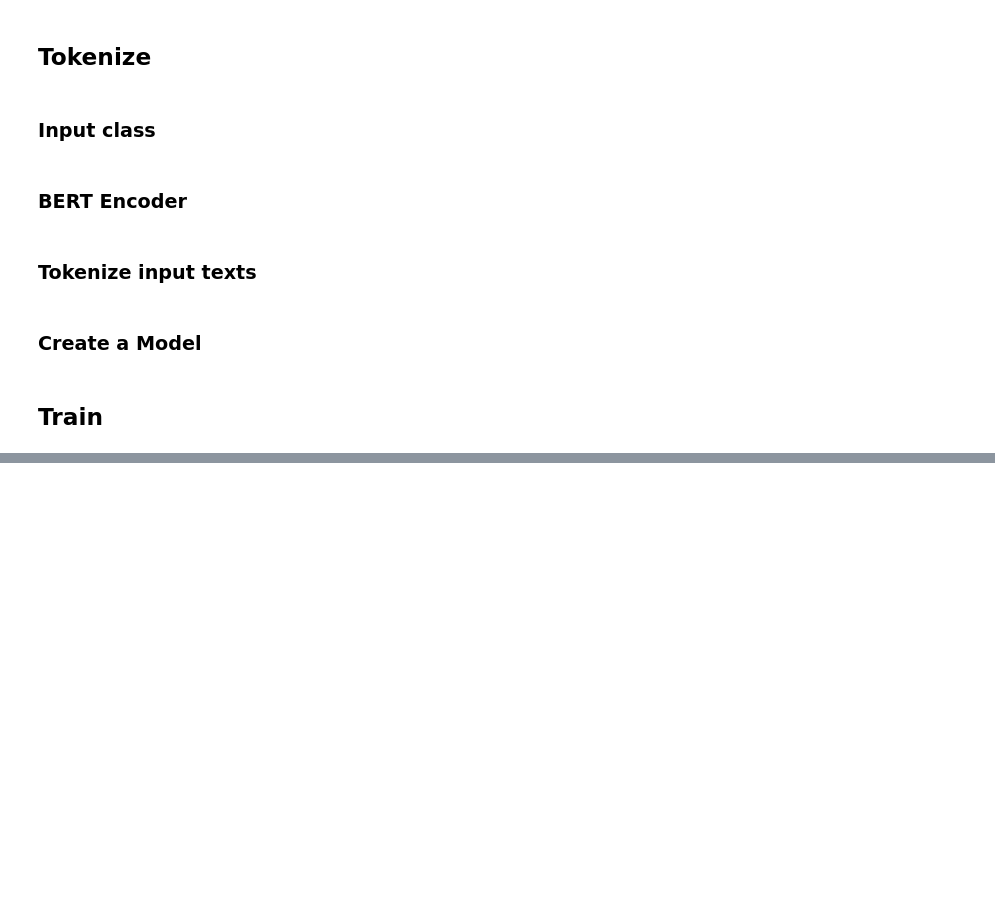
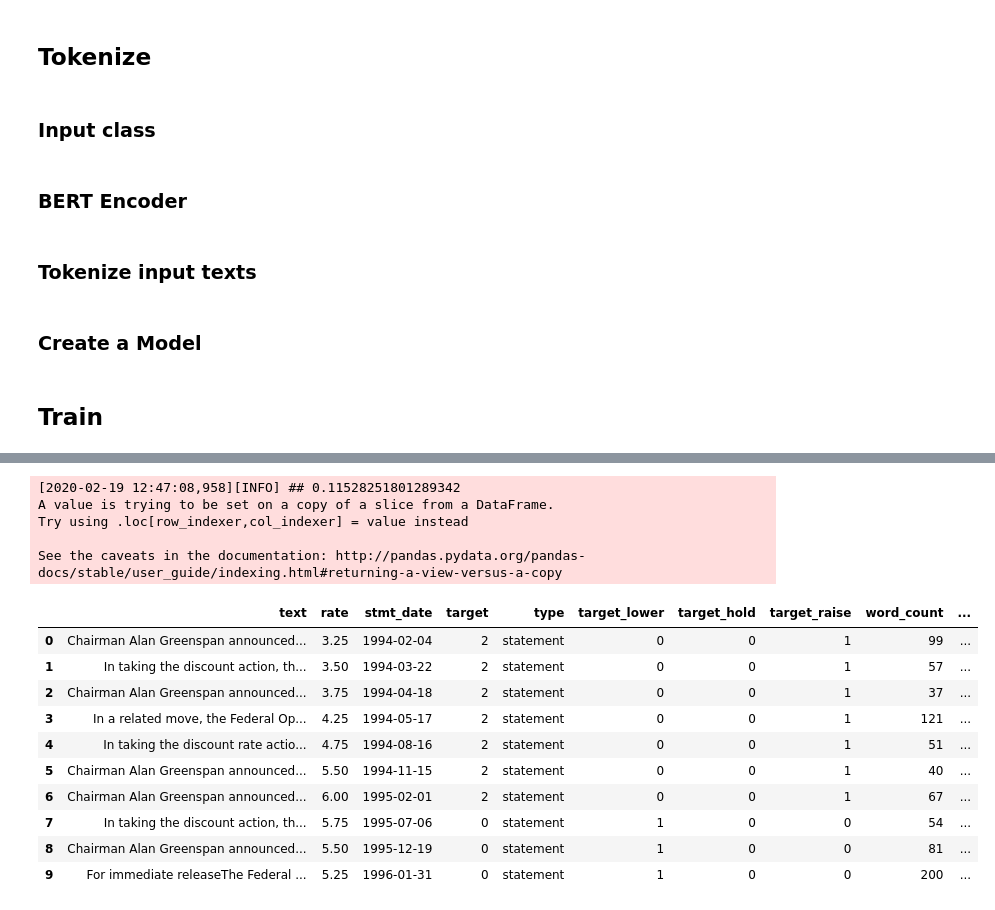
Before and after one commit to yukit-k/centralbank_analysis, a Jupyter notebook: src/FOMC_Analysis_BERT_PyTorch.ipynb, the cells around one changed output, grey strips where cells are left out. Drawn from its saved outputs; the diff is of its cells as text; code cells hidden in the pictures; blank space fills up the shorter version.

Commit message:
feat: Analyse documents by FOMC using BERT in PyTorch

```diff
--- a/src/FOMC_Analysis_BERT_PyTorch.ipynb
+++ b/src/FOMC_Analysis_BERT_PyTorch.ipynb
@@ -239,5 +239,9 @@ def bert_encoder(text, max_len=512):
     return text_ids, pad_masks, segment_ids
 # %% [markdown]
 ### Tokenize input texts
+# %%
+# Model definition
+max_seq_length = 256
+num_labels = 3
 # %%
 train_set = []
@@ -304,7 +307,7 @@ def metric(y_true, y_pred):
     return acc, f1
 # %%
 skf = StratifiedKFold(n_splits=7, shuffle=True, random_state=42)
-oof_train = np.zeros((len(train_df), 2), dtype=np.float32)
+oof_train = np.zeros((len(train_df), num_labels), dtype=np.float32)
 # %% [markdown]
 ## Train
 # %%
@@ -338,8 +341,8 @@ for fold, (train_indices, valid_indices) in enumerate(skf.split(train_valid_labe
 
     # Set Model
     model = BertForSequenceClassification.from_pretrained(
-        "bert-base_uncased",
-        num_labels = 3,
+        "bert-base-uncased",
+        num_labels = num_labels,
         output_attentions = False,
         output_hidden_states = False,
     )
@@ -365,7 +368,7 @@ for fold, (train_indices, valid_indices) in enumerate(skf.split(train_valid_labe
 
     # Initialize
     best_f1 = 0.
-    valid_best = np.zeros((valid_label.size(0), 2))
+    valid_best = np.zeros((valid_label.size(0), num_labels))
     early_stop = 0
 
     for epoch in range(num_epochs):
@@ -376,10 +379,14 @@ for fold, (train_indices, valid_indices) in enumerate(skf.split(train_valid_labe
             # Bert input features and labels from batch
             x_ids, x_mask, x_sids, y_truth = batch
 
-            # Feedforward prediction
-            y_pred = model(x_ids, x_mask, x_sids)
-            # Calculate Loss
-            loss = loss_fn(y_pred, y_truth)
+            # Hagging Face updated Transformers
+#             # Feedforward prediction
+#             y_pred = model(x_ids, x_mask, x_sids)
+#             # Calculate Loss
+#             loss = loss_fn(y_pred, y_truth)
+            output = model(x_ids, labels=y_truth)
+            loss, logit = output[:2]
+
             # Reset gradient
             optimizer.zero_grad()
             # Backward Propagation
@@ -396,13 +403,16 @@ for fold, (train_indices, valid_indices) in enumerate(skf.split(train_valid_labe
 
         # Initialize
         val_loss = 0.
-        valid_preds_fold = np.zeros((valid_label.size(0), 2))
+        valid_preds_fold = np.zeros((valid_label.size(0), num_labels))
 
         with torch.no_grad():
             for i, batch in tqdm(enumerate(valid_loader)):
                 batch = tuple(t.to(device) for t in batch)
                 x_ids, x_mask, x_sids, y_truth = batch
-                y_pred = model(x_ids, x_mask, x_sids).detach()
+#                y_pred = model(x_ids, x_mask, x_sids).detach()
+                out = model(x_ids)
+                y_pred = out[0].detach()
+                #print(y_pred)
                 val_loss += loss_fn(y_pred, y_truth).item() / len(valid_loader)
                 valid_preds_fold[i * batch_size:(i + 1) * batch_size] = F.softmax(y_pred, dim=1).cpu().numpy()
 
@@ -435,7 +445,7 @@ for fold, (train_indices, valid_indices) in enumerate(skf.split(train_valid_labe
         model.train()
 
     # Once all epochs are done, take the best model of the fold
-    valid_preds_fold = np.zeros((valid_label.size(0), 2))
+    valid_preds_fold = np.zeros((valid_label.size(0), num_labels))
 
     # Load the best model
     model.load_state_dict(torch.load('model_fold_{}.bin'.format(fold)))
@@ -445,7 +455,7 @@ for fold, (train_indices, valid_indices) in enumerate(skf.split(train_valid_labe
     # Prediction on the validation set
     with torch.no_grad():
         for i, batch in tqdm(enumerate(valid_loader)):
-            batch = tuple(t.cuda() for t in batch)
+            batch = tuple(t.to(device) for t in batch)
             x_ids, x_mask, x_sids, y_truth = batch
             y_pred = model(x_ids, x_mask, x_sids).detach()
             valid_preds_fold[i * batch_size:(i + 1) * batch_size] = F.softmax(y_pred, dim=1).cpu().numpy()
@@ -462,3 +475,21 @@ OSError: Model name 'bert-base_uncased' was not found in model name list. We ass
 # %%
-logger.info(f1_score(labels, np.argmax(oof_train, axis=1)))
-train_df['pred_target'] = np.argmax(oof_train, axis=1)
+logger.info(f1_score(train_labels, np.argmax(oof_train, axis=1), average='macro'))
+train_df['pred_target'] = np.argmax(oof_train, axis=1) # This is only when all Folds are executed.
+train_df.head(10)
+# %% [output]
+[2020-02-19 12:47:08,958][INFO] ## 0.11528251801289342
+A value is trying to be set on a copy of a slice from a DataFrame.
+Try using .loc[row_indexer,col_indexer] = value instead
+
+See the caveats in the documentation: http://pandas.pydata.org/pandas-docs/stable/user_guide/indexing.html#returning-a-view-versus-a-copy
+|  | text | rate | stmt_date | target | type | target_lower | target_hold | target_raise | word_count | ... |
+| 0 | Chairman Alan Greenspan announced... | 3.25 | 1994-02-04 | 2 | statement | 0 | 0 | 1 | 99 | ... |
+| 1 | In taking the discount action, th... | 3.50 | 1994-03-22 | 2 | statement | 0 | 0 | 1 | 57 | ... |
+| 2 | Chairman Alan Greenspan announced... | 3.75 | 1994-04-18 | 2 | statement | 0 | 0 | 1 | 37 | ... |
+| 3 | In a related move, the Federal Op... | 4.25 | 1994-05-17 | 2 | statement | 0 | 0 | 1 | 121 | ... |
+| 4 | In taking the discount rate actio... | 4.75 | 1994-08-16 | 2 | statement | 0 | 0 | 1 | 51 | ... |
+| 5 | Chairman Alan Greenspan announced... | 5.50 | 1994-11-15 | 2 | statement | 0 | 0 | 1 | 40 | ... |
+| 6 | Chairman Alan Greenspan announced... | 6.00 | 1995-02-01 | 2 | statement | 0 | 0 | 1 | 67 | ... |
+| 7 | In taking the discount action, th... | 5.75 | 1995-07-06 | 0 | statement | 1 | 0 | 0 | 54 | ... |
+| 8 | Chairman Alan Greenspan announced... | 5.50 | 1995-12-19 | 0 | statement | 1 | 0 | 0 | 81 | ... |
+| 9 | For immediate releaseThe Federal ... | 5.25 | 1996-01-31 | 0 | statement | 1 | 0 | 0 | 200 | ... |
```
Also changed, not shown: parts of 6 cells of this notebook.
